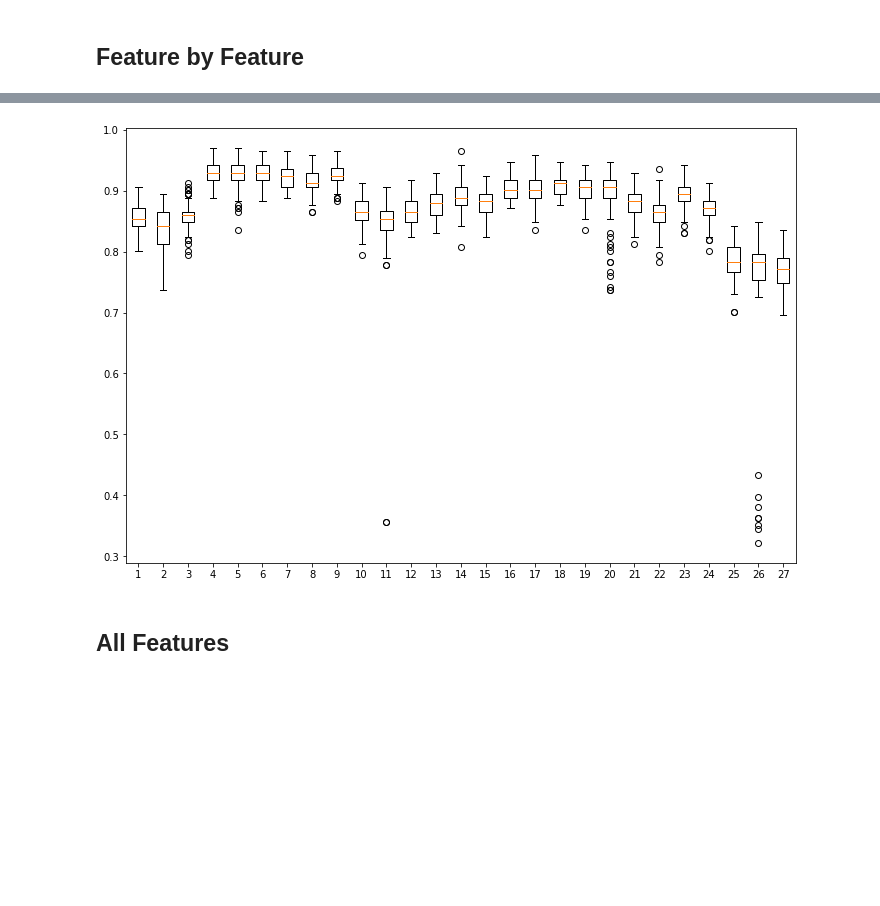
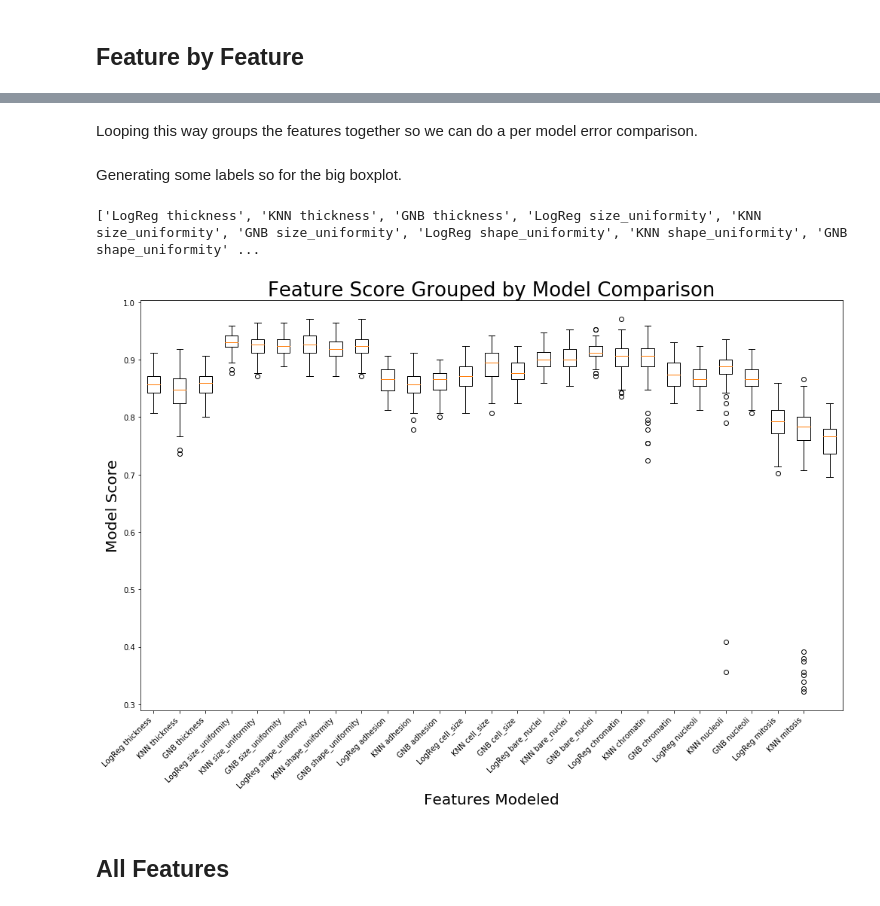
Before and after one commit to martinezjorge/Data-Science-Bootcamp, a Jupyter notebook: Week4/1 Binary Classification - Probablistic Models - KNN, Naive Bayes, Discriminant Analysis; Similarities and Differences.ipynb, the cells around one changed output, grey strips where cells are left out. Saved outputs shown, nothing was run; the diff lists cells and outputs as text; code cells hidden in the pictures; blank space fills up the shorter version.

Commit message:
Made some sweet boxplots!

```diff
--- a/Week4/1 Binary Classification - Probablistic Models - KNN, Naive Bayes, Discriminant Analysis; Similarities and Differences.ipynb
+++ b/Week4/1 Binary Classification - Probablistic Models - KNN, Naive Bayes, Discriminant Analysis; Similarities and Differences.ipynb
@@ -260,13 +259,39 @@ plt.gcf().set_size_inches(12,8)
+# %% [markdown]
+Looping this way groups the features together so we can do a per model error comparison.
 # %%
 scores = []
 for feature in independent:
     for model_name in model_names:
         scores.append(model_scores[model_name][feature][0])
-# %%
-plt.boxplot(scores)
-plt.gcf().set_size_inches(12,8)
-# %% [output]
-[figure, removed]
+# %% [markdown]
+Generating some labels so for the big boxplot.
+# %%
+xlabels = []
+for feature in independent:
+    for i in range(3):
+        xlabels.append(f"{short_model_names[i]} {feature}")
+print(xlabels)
+# %% [output]
+['LogReg thickness', 'KNN thickness', 'GNB thickness', 'LogReg size_uniformity', 'KNN size_uniformity', 'GNB size_uniformity', 'LogReg shape_uniformity', 'KNN shape_uniformity', 'GNB shape_uniformity' ...
+# %%
+fig, ax = plt.subplots()
+ax.boxplot(scores,vert=True);
+
+ax.set_title("Feature Score Grouped by Model Comparison", fontsize=26);
+ax.set_ylabel("Model Score",fontsize=20)
+ax.set_xlabel("Features Modeled",fontsize=20)
+
+plt.setp(ax,
+         xticks=range(1,len(xlabels)),
+         xticklabels=xlabels)
+
+plt.setp(ax.get_xticklabels(), rotation=45, ha="right")
+
+fig.set_size_inches(14,10)
+fig.tight_layout()
+fig.savefig("Visualizations/1/Breast Cancer/boxplots/Feature Score Group by Model Comparison.jpg")
+# %% [output]
+[figure, added]
 # %% [markdown]
 ## All Features
 # %%
```
Also changed, not shown: parts of 9 cells of this notebook, 33 other files.
